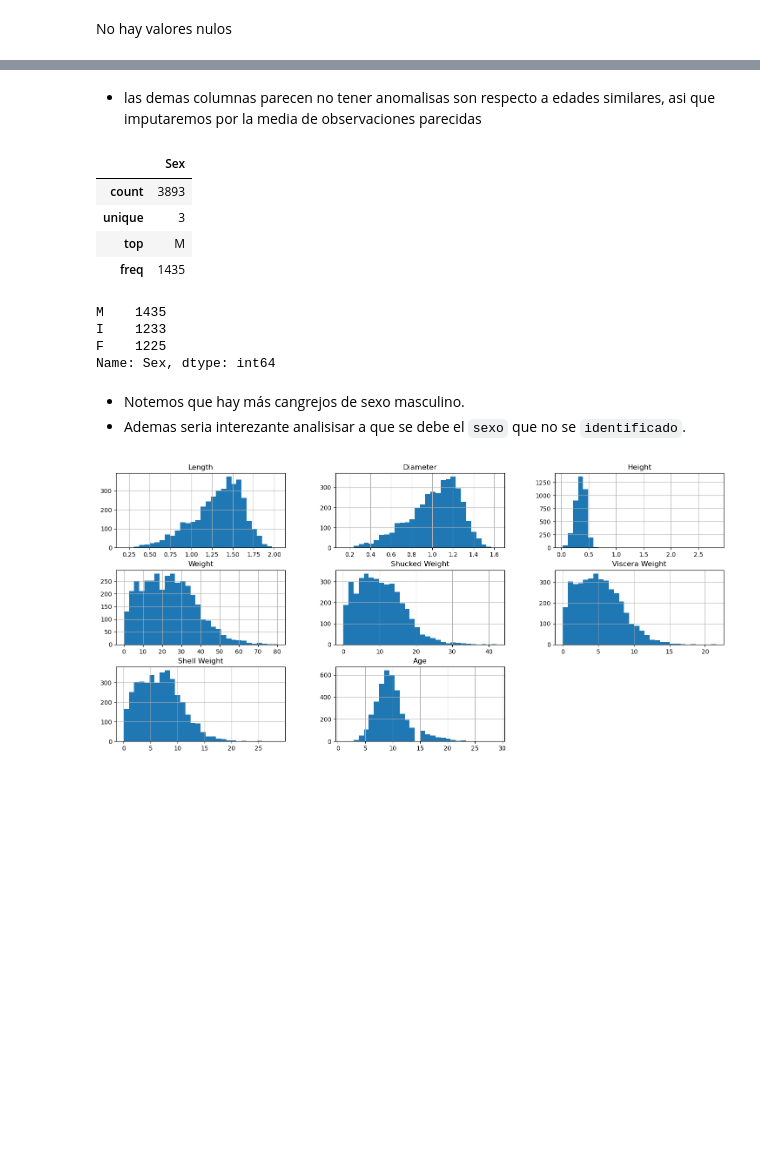
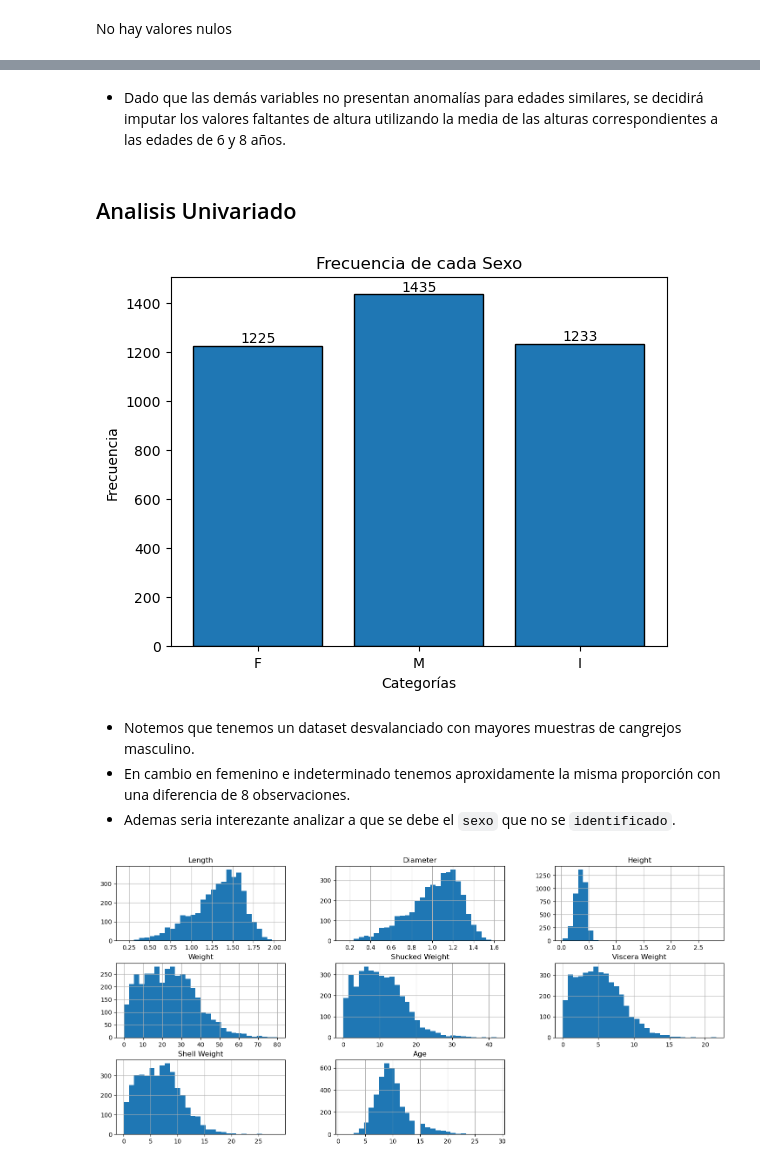
Before and after one commit to MathUPTC/CrabAge, a Jupyter notebook: Notebooks/eda_data.ipynb, the cells around one changed output, grey strips where cells are left out. Saved outputs shown, nothing was run; the diff lists cells and outputs as text; code cells hidden in the pictures; blank space fills up the shorter version.

Commit message:
cambios en EDa

```diff
--- a/Notebooks/eda_data.ipynb
+++ b/Notebooks/eda_data.ipynb
@@ -143,6 +132,6 @@ data[(data['Age']==8) &(data.Height != 0) ].describe()
 | 50% | 1.250000 | 0.962500 | 0.312500 | 16.924651 | 7.852811 | 3.642911 | 4.847765 | 8.0 |
 | 75% | 1.400000 | 1.087500 | 0.362500 | 24.373483 | 11.318538 | 5.393492 | 6.520385 | 8.0 |
 | max | 1.800000 | 1.412500 | 2.825000 | 48.477645 | 23.402512 | 10.928732 | 13.324265 | 8.0 |
-# %% [markdown]
-- las demas columnas parecen no tener anomalisas son respecto a edades similares, asi que imputaremos por la media de observaciones parecidas
+# %% [markdown]
+- Dado que las demás variables no presentan anomalías para edades similares, se decidirá imputar los valores faltantes de altura utilizando la media de las alturas correspondientes a las edades de 6 y 8 años.
 # %%
@@ -149,23 +139,32 @@ data[(data['Age']==8) &(data.Height != 0) ].describe()
 data.iloc[269,3] = 0.229687
 data.iloc[3867	,3] = 0.324615
-# %%
-data.describe(include = object)
-# %% [output]
-|  | Sex |
-| count | 3893 |
-| unique | 3 |
-| top | M |
-| freq | 1435 |
-# %%
-data["Sex"].value_counts()
-# %% [output]
-M    1435
-I    1233
-F    1225
-Name: Sex, dtype: int64
+# %% [markdown]
+## Analisis Univariado
+# %%
+from collections import Counter # para que nos obtenga las distintas catergorias y el número total de cada una
+
+
+counts = Counter(data["Sex"]) # Nos devuelve un diccionario
+categories  = list(counts.keys())
+frequencies = list(counts.values())
+
+plt.bar(categories, frequencies, edgecolor = "black")
+
+for i, freq in enumerate(frequencies):
+    plt.text(i, freq + 0.2, str(freq), ha = "center", va = "bottom")
+
+
+plt.title("Frecuencia de cada Sexo")
+plt.xlabel("Categorías")
+plt.ylabel("Frecuencia")
+
+plt.show()
+# %% [output]
+[figure, added]
 # %% [markdown]
-+ Notemos que hay más cangrejos de sexo masculino.
-+ Ademas seria interezante analisisar a que se debe el `sexo` que no se `identificado`.
++ Notemos que tenemos un dataset desvalanciado con mayores muestras de cangrejos masculino.
++ En cambio en femenino e indeterminado tenemos aproxidamente la misma proporción con una diferencia de 8 observaciones.
++ Ademas seria interezante analizar a que se debe el `sexo` que no se `identificado`.
 # %%
 data.hist(bins = 30 ,  figsize=(18, 8))
 plt.show()
```
Also changed, not shown: parts of 44 cells of this notebook.
